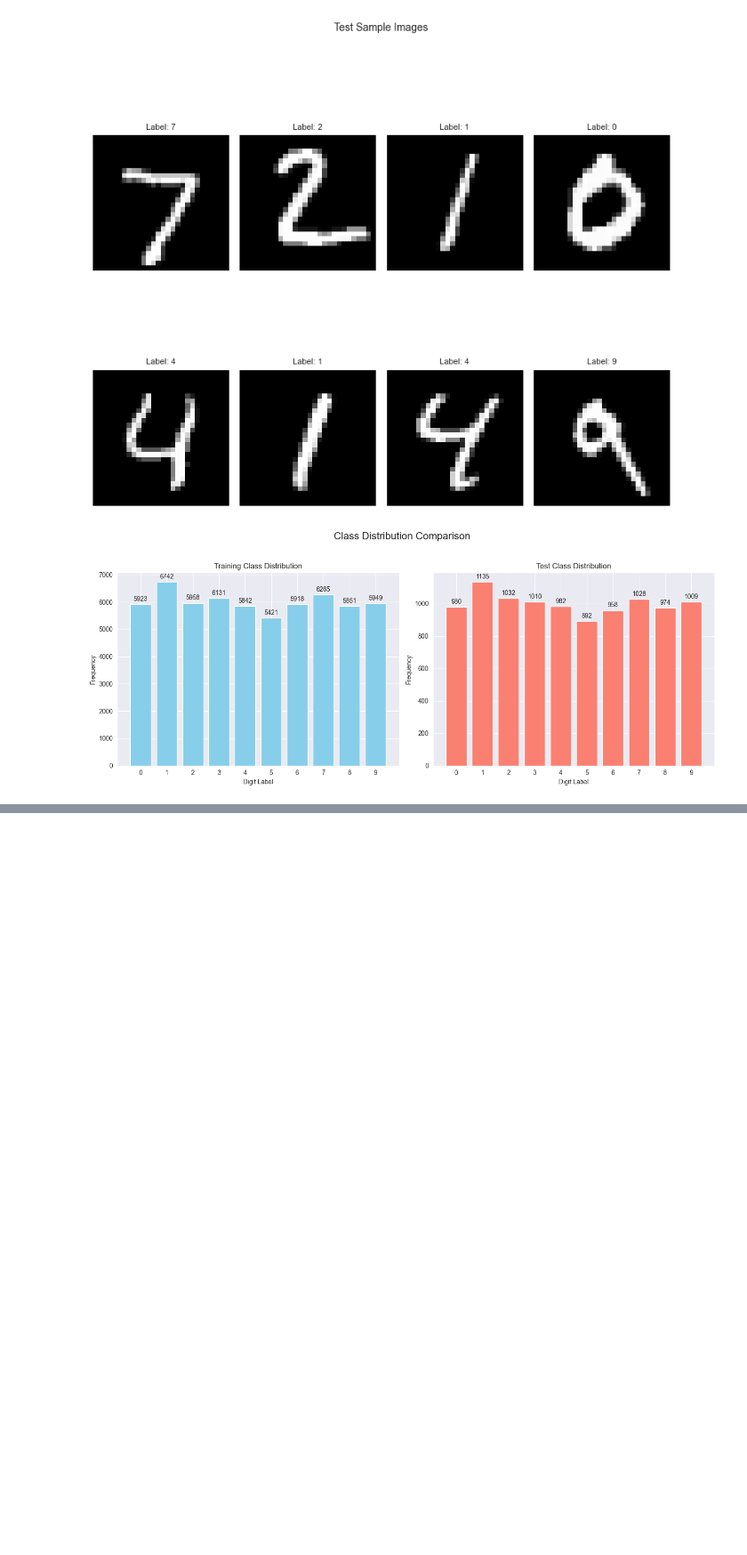
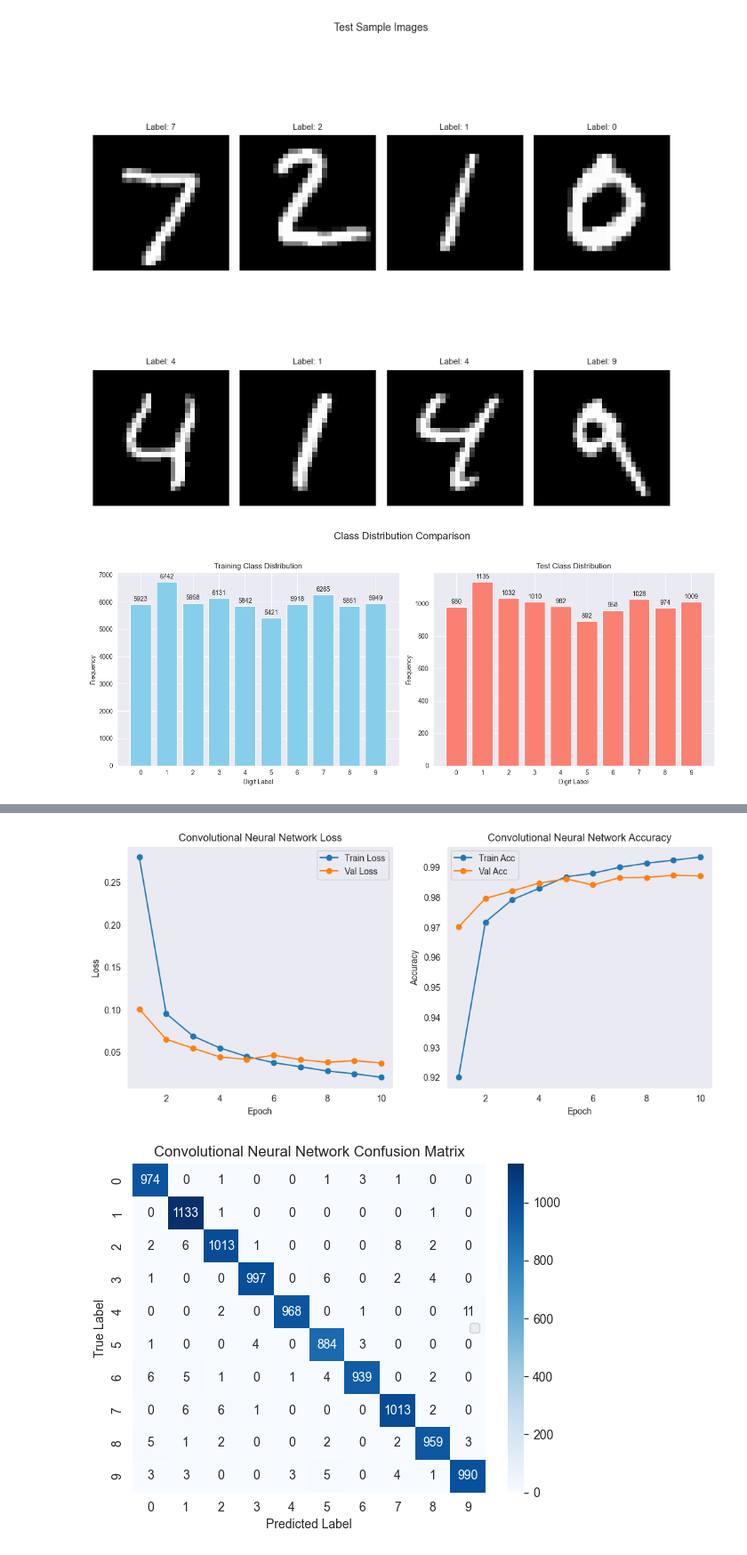
Before and after one commit to Jorakz/Image_classification-OOP, a Jupyter notebook: classifier/demo.ipynb, the cells around one changed output, grey strips where cells are left out. Shown at 89% size. Cells and saved outputs as stored; diff of their text form; code cells hidden in the pictures; blank space fills up the shorter version.

```diff
--- a/classifier/demo.ipynb
+++ b/classifier/demo.ipynb
@@ -177,0 +167,3 @@ weighted avg       0.99      0.99      0.99     10000
+# %%
+model_realization('cnn')
+# %% [output]
@@ -178 +187,3 @@ weighted avg       0.99      0.99      0.99     10000
+[figure, added]
+[figure, added]
 # %% [markdown]
```
Also changed, not shown: parts of 14 cells of this notebook, 4 other files.
